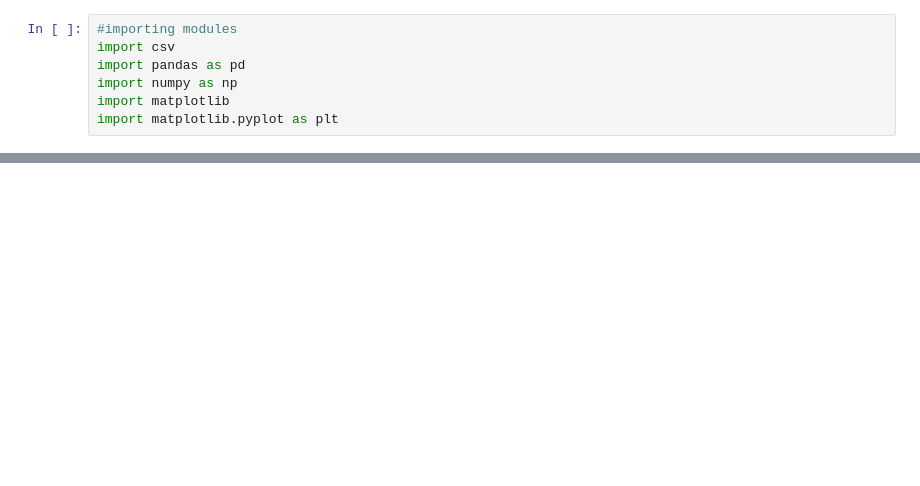
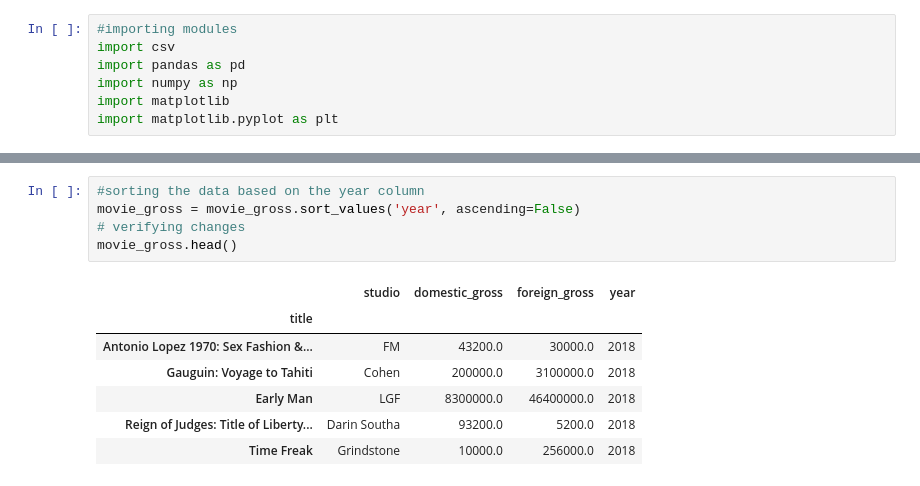
Before and after one commit to janju796/movie-analysis-project, a Jupyter notebook: index.ipynb, the cells around one changed output, grey strips where cells are left out. Cells and saved outputs as stored; diff of their text form; blank space fills up the shorter version.

```diff
--- a/index.ipynb
+++ b/index.ipynb
@@ -25,3 +56,16 @@ movie_gross = movie_gross.sort_values('year', ascending=False)
+# %%
+#sorting the data based on the year column
+movie_gross = movie_gross.sort_values('year', ascending=False)
+# verifying changes
+movie_gross.head()
+# %% [output]
+|  | studio | domestic_gross | foreign_gross | year |
+| title |  |  |  |  |
+| Antonio Lopez 1970: Sex Fashion &... | FM | 43200.0 | 30000.0 | 2018 |
+| Gauguin: Voyage to Tahiti | Cohen | 200000.0 | 3100000.0 | 2018 |
+| Early Man | LGF | 8300000.0 | 46400000.0 | 2018 |
+| Reign of Judges: Title of Liberty... | Darin Southa | 93200.0 | 5200.0 | 2018 |
+| Time Freak | Grindstone | 10000.0 | 256000.0 | 2018 |
 # %%
 
 # Define the years of interest
```
Also changed, not shown: parts of 5 cells of this notebook.
